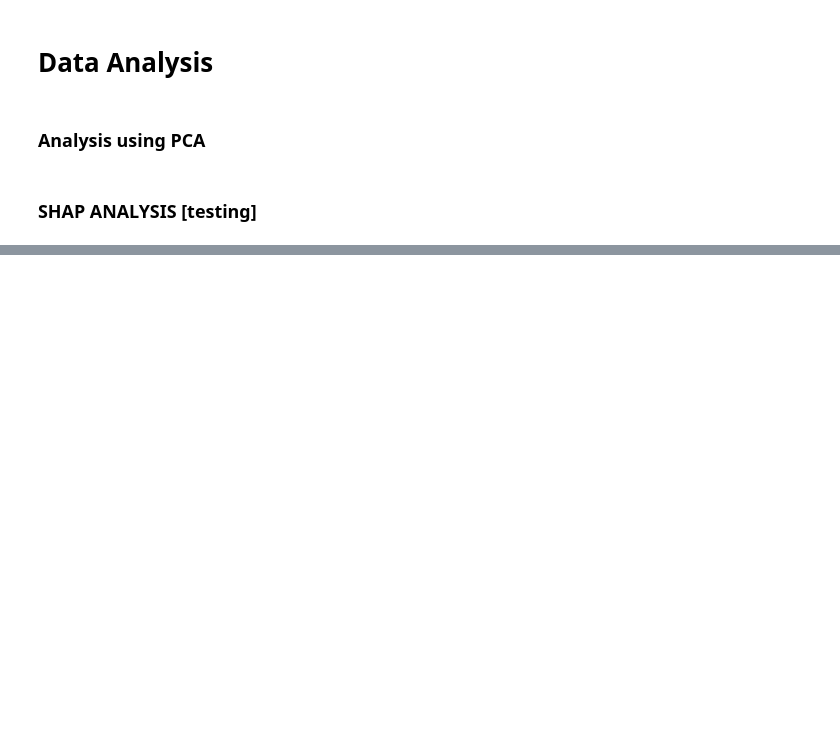
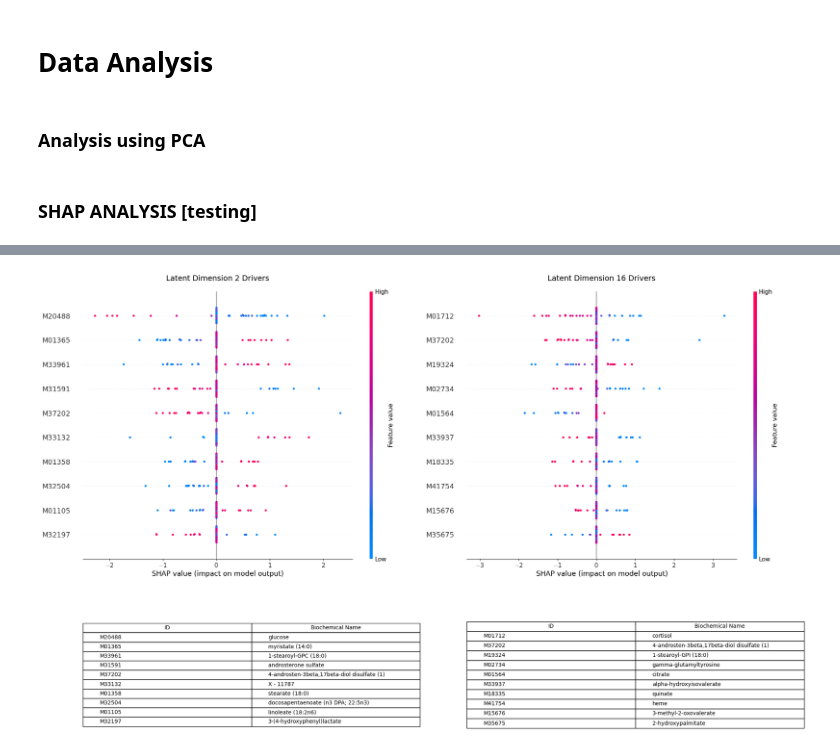
Before and after one commit to algu-dotcom/BIPN162_FinalProject, a Jupyter notebook: BIPN162_FinalProject.ipynb, the cells around one changed output, grey strips where cells are left out. Cells and saved outputs as stored; diff of their text form; code cells hidden in the pictures; blank space fills up the shorter version.

```diff
--- a/BIPN162_FinalProject.ipynb
+++ b/BIPN162_FinalProject.ipynb
@@ -834,0 +837,20 @@ SHAP shape: (10, 162), Data shape: (10, 162)
+# %%
+def get_top_metabolites(shap_vals, feature_names, top_n=10):
+    # 1. Calculate the mean absolute SHAP value for each feature
+    # This tells us overall importance for this latent dimension
+    importance = np.abs(shap_vals).mean(0)
+
+    # 2. Get indices of the top features
+    top_indices = np.argsort(importance)[-top_n:][::-1]
+
+    # 3. Create a list of the top IDs
+    top_ids = [feature_names[i] for i in top_indices]
+
+    # 4. Pull the metadata for these specific IDs
+    # This creates a table with 'BIOCHEMICAL', 'SUPER_PATHWAY', etc.
+    summary_table = metadata_lookup.loc[top_ids].copy()
+
+    # Optional: Add the importance score to the table
+    summary_table['SHAP_Importance'] = importance[top_indices]
+
+    return summary_table
@@ -834,0 +873,47 @@ SHAP shape: (10, 162), Data shape: (10, 162)
+# %%
+def shap_with_table(latent_dim, gs_slot):
+    # 1. Create a nested grid: Top for SHAP, Bottom for Table
+    inner_grid = gs_slot.subgridspec(2, 1, height_ratios=[3, 1], hspace=0.4)
+    ax_shap = fig.add_subplot(inner_grid[0])
+    ax_table = fig.add_subplot(inner_grid[1])
+
+    # 2. Plot the SHAP beeswarm on top
+    plt.sca(ax_shap)
+    shap.summary_plot(
+        shap_transposed[latent_dim],
+        test_subset,
+        feature_names=metabolite_ids,
+        max_display=10,
+        show=False,
+        plot_size=None
+    )
+    ax_shap.set_title(f"Latent Dimension {latent_dim} Drivers", fontsize=14, pad=20)
+
+    # 3. Prepare the Metabolite Data for the table
+    top_data = get_top_metabolites(shap_transposed[latent_dim], metabolite_ids)
+    # Just grab ID and Biochemical Name for clarity
+    table_data = top_data[['BIOCHEMICAL']].reset_index().values
+
+    # 4. Create the Table underneath
+    ax_table.axis('off') # Hide the axes of the table slot
+    tbl = ax_table.table(
+        cellText=table_data,
+        colLabels=['ID', 'Biochemical Name'],
+        loc='center',
+        cellLoc='left'
+    )
+    tbl.auto_set_font_size(False)
+    tbl.set_fontsize(10)
+    tbl.scale(1, 1.5) # Stretch vertically for readability
+
+# --- EXECUTION ---
+fig = plt.figure(figsize=(20, 12))
+gs = fig.add_gridspec(1, 2) # 1 row, 2 columns of "slots"
+
+shap_with_table(2, gs[0])
+shap_with_table(16, gs[1])
+
+plt.tight_layout()
+plt.show()
+# %% [output]
+[figure, added]
```
Also changed, not shown: parts of 8 cells of this notebook, 1 other file.
